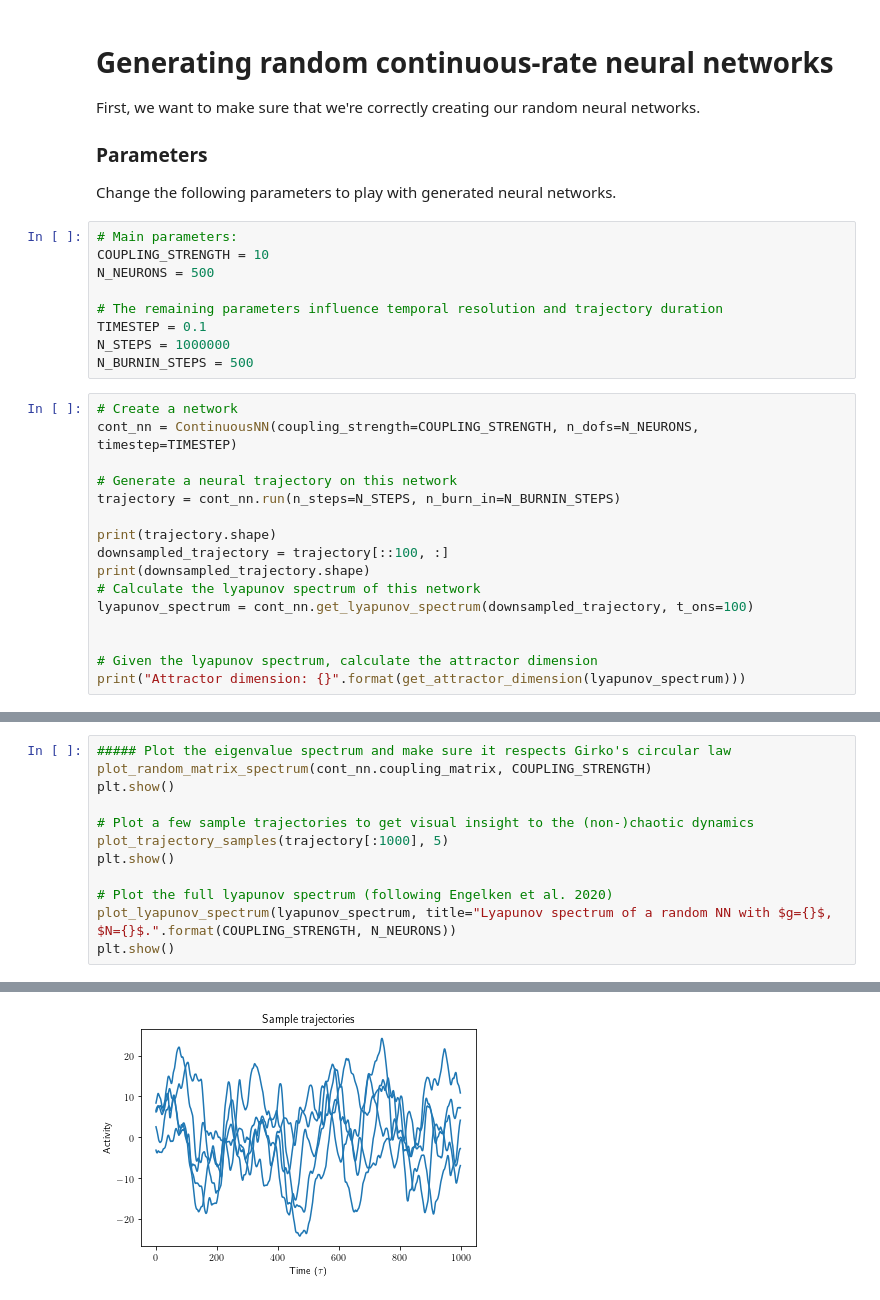
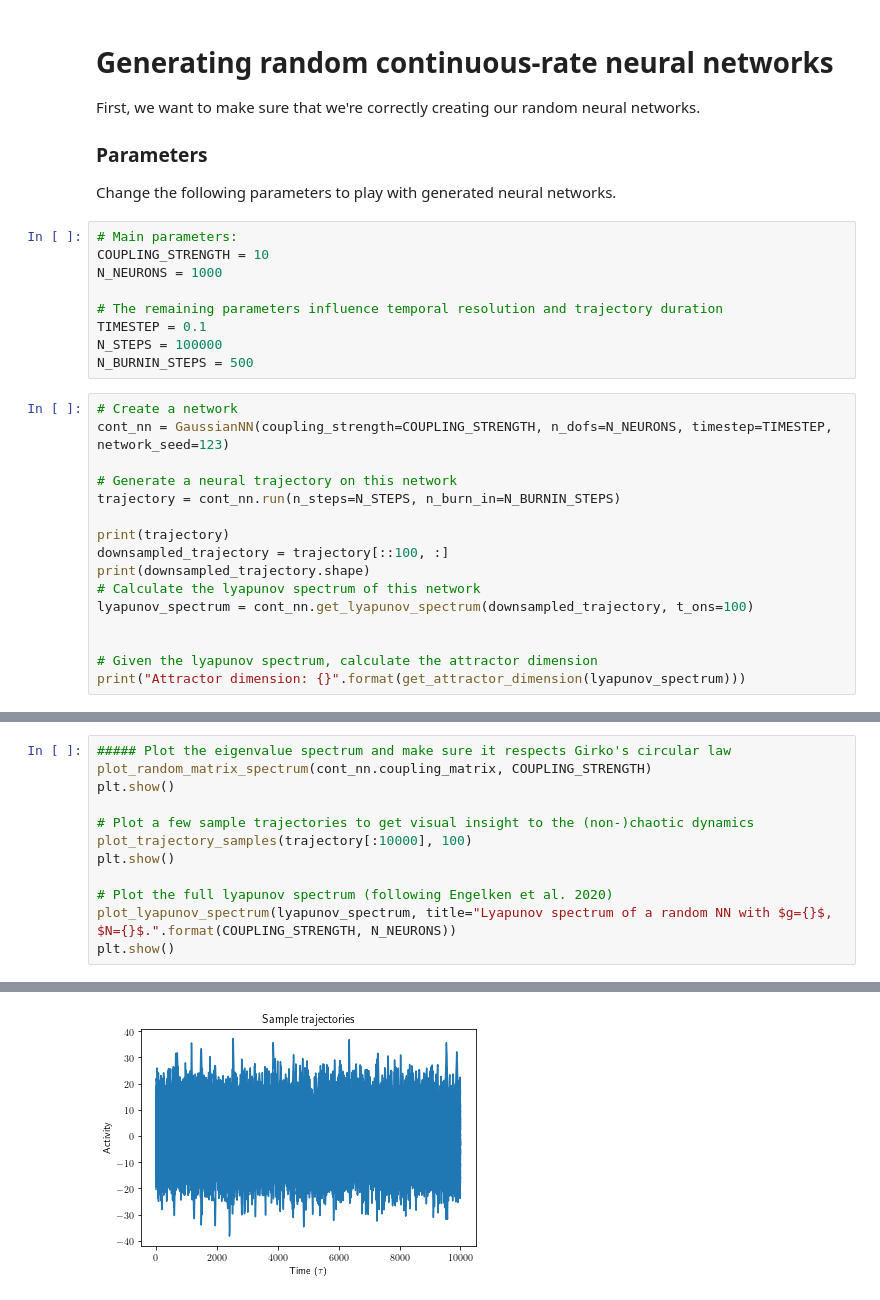
Before and after one commit to jqhoogland/hoogland-masters, a Jupyter notebook: hoogland_masters/reimplementations/engelken2020.ipynb, the cells around one changed output, grey strips where cells are left out. Cells and saved outputs as stored; diff of their text form.

```diff
--- a/hoogland_masters/reimplementations/engelken2020.ipynb
+++ b/hoogland_masters/reimplementations/engelken2020.ipynb
@@ -27,20 +27,20 @@ Change the following parameters to play with generated neural networks.
 # %%
 # Main parameters:
 COUPLING_STRENGTH = 10
-N_NEURONS = 500
+N_NEURONS = 1000
 
 # The remaining parameters influence temporal resolution and trajectory duration
 TIMESTEP = 0.1
-N_STEPS = 1000000
+N_STEPS = 100000
 N_BURNIN_STEPS = 500
 # %%
 # Create a network
-cont_nn = ContinuousNN(coupling_strength=COUPLING_STRENGTH, n_dofs=N_NEURONS, timestep=TIMESTEP)
+cont_nn = GaussianNN(coupling_strength=COUPLING_STRENGTH, n_dofs=N_NEURONS, timestep=TIMESTEP, network_seed=123)
 
 # Generate a neural trajectory on this network
 trajectory = cont_nn.run(n_steps=N_STEPS, n_burn_in=N_BURNIN_STEPS)
 
-print(trajectory.shape)
+print(trajectory)
 downsampled_trajectory = trajectory[::100, :]
 print(downsampled_trajectory.shape)
 # Calculate the lyapunov spectrum of this network
@@ -61,7 +73,7 @@ plot_random_matrix_spectrum(cont_nn.coupling_matrix, COUPLING_STRENGTH)
 plt.show()
 
 # Plot a few sample trajectories to get visual insight to the (non-)chaotic dynamics
-plot_trajectory_samples(trajectory[:1000], 5)
+plot_trajectory_samples(trajectory[:10000], 100)
 plt.show()
 
 # Plot the full lyapunov spectrum (following Engelken et al. 2020)
@@ -72 +84 @@ plt.show()
-[figure, old version]
+[figure, new version]
```
Also changed, not shown: parts of 5 cells of this notebook, 4 other files.
